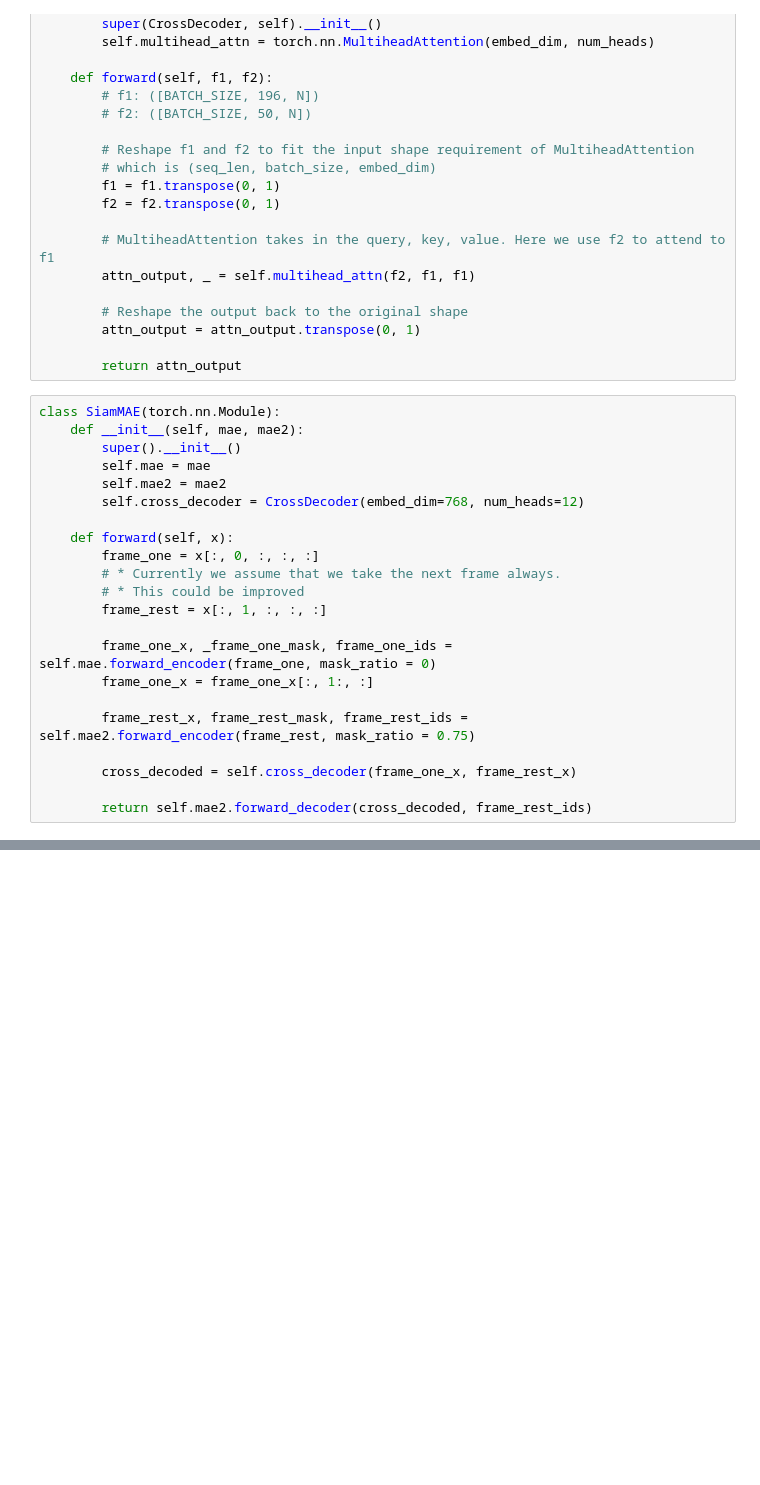
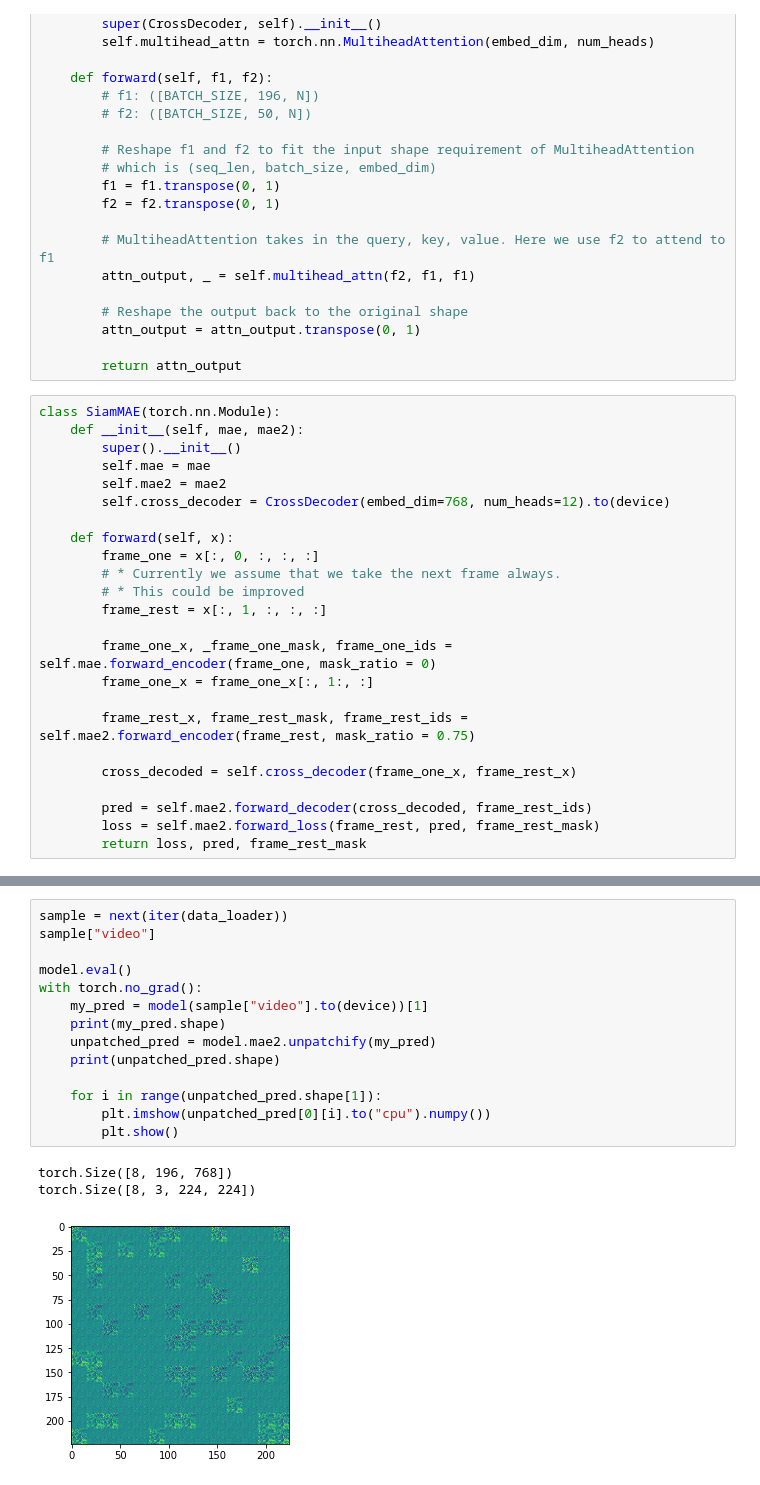
Before and after one commit to eleander/SiamMAE, a Jupyter notebook: SiamMAE.ipynb, the cells around one changed output, grey strips where cells are left out. Cells and saved outputs as stored; diff of their text form; blank space fills up the shorter version.

```diff
--- a/SiamMAE.ipynb
+++ b/SiamMAE.ipynb
@@ -104,7 +87,7 @@ class SiamMAE(torch.nn.Module):
         super().__init__()
         self.mae = mae
         self.mae2 = mae2
-        self.cross_decoder = CrossDecoder(embed_dim=768, num_heads=12)
+        self.cross_decoder = CrossDecoder(embed_dim=768, num_heads=12).to(device)
 
     def forward(self, x):
         frame_one = x[:, 0, :, :, :]
@@ -119,4 +102,6 @@ class SiamMAE(torch.nn.Module):
 
         cross_decoded = self.cross_decoder(frame_one_x, frame_rest_x)
 
-        return self.mae2.forward_decoder(cross_decoded, frame_rest_ids)
+        pred = self.mae2.forward_decoder(cross_decoded, frame_rest_ids)
+        loss = self.mae2.forward_loss(frame_rest, pred, frame_rest_mask)
+        return loss, pred, frame_rest_mask
@@ -139,0 +161,18 @@ torch.Size([8, 196, 768])
+# %%
+sample = next(iter(data_loader))
+sample["video"]
+
+model.eval()
+with torch.no_grad():
+    my_pred = model(sample["video"].to(device))[1]
+    print(my_pred.shape)
+    unpatched_pred = model.mae2.unpatchify(my_pred)
+    print(unpatched_pred.shape)
+
+    for i in range(unpatched_pred.shape[1]):
+        plt.imshow(unpatched_pred[0][i].to("cpu").numpy())
+        plt.show()
+# %% [output]
+torch.Size([8, 196, 768])
+torch.Size([8, 3, 224, 224])
+[figure, added]
```
Also changed, not shown: parts of 6 cells of this notebook.
